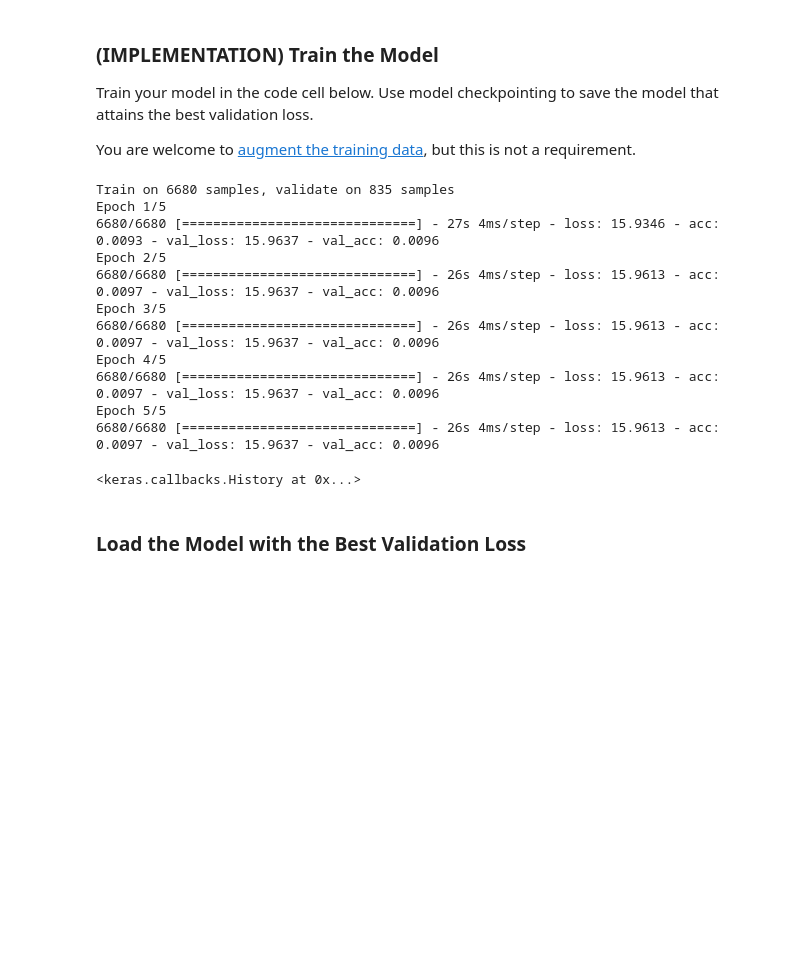
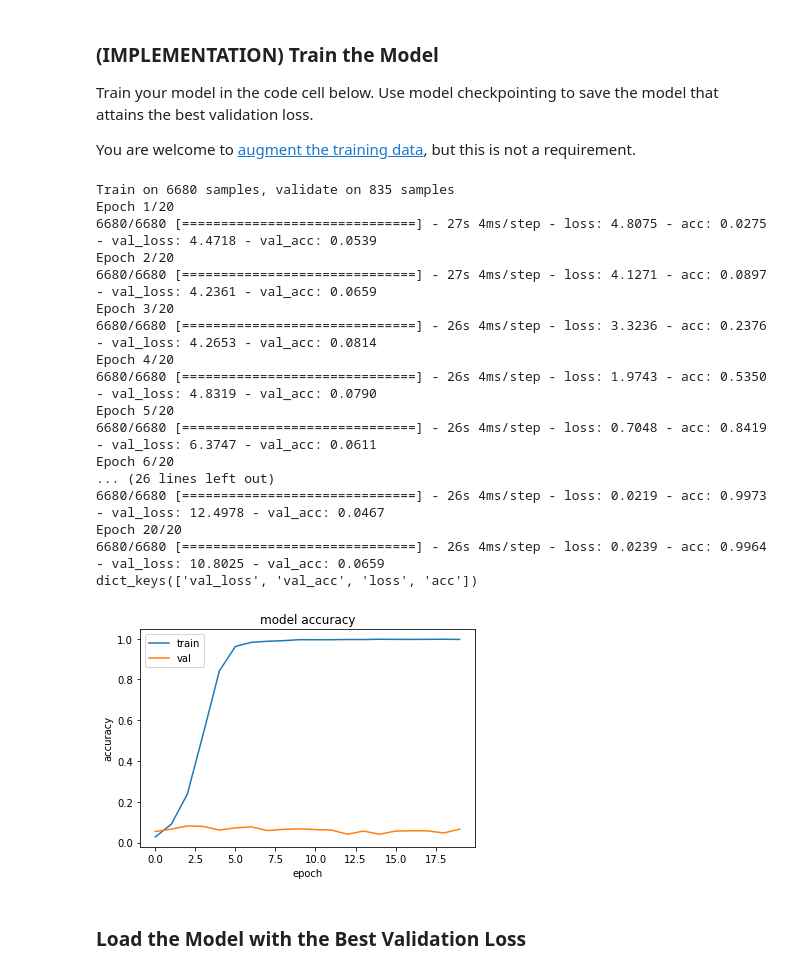
Before and after one commit to mtyadev/dog_breed_classifier, a Jupyter notebook: dog_breed_classifier.ipynb, the cells around one changed output. Cells and saved outputs as stored; diff of their text form; code cells hidden in the pictures; blank space fills up the shorter version.

```diff
--- a/dog_breed_classifier.ipynb
+++ b/dog_breed_classifier.ipynb
@@ -434,31 +499,48 @@ You are welcome to [augment the training data](https://blog.keras.io/building-po
 # %%
 from keras.callbacks import ModelCheckpoint
 
 ### TODO: specify the number of epochs that you would like to use to train the model.
 
-epochs = 5
+epochs = 20
 
 ### Do NOT modify the code below this line.
 
 checkpointer = ModelCheckpoint(filepath='saved_models/weights.best.from_scratch.hdf5',
                                verbose=1, save_best_only=True)
 
-model.fit(train_tensors, train_targets,
+# https://machinelearningmastery.com/display-deep-learning-model-training-history-in-keras/
+# https://stackoverflow.com/questions/41908379/keras-plot-training-validation-and-test-set-accuracy
+history = model.fit(train_tensors, train_targets,
           validation_data=(valid_tensors, valid_targets),
           epochs=epochs, batch_size=20, callbacks=[checkpointer], verbose=1)
+
+print(history.history.keys())
+plt.plot(history.history['acc'])
+plt.plot(history.history['val_acc'])
+plt.title('model accuracy')
+plt.ylabel('accuracy')
+plt.xlabel('epoch')
+plt.legend(['train', 'val'], loc='upper left')
+plt.show()
 # %% [output]
 Train on 6680 samples, validate on 835 samples
-Epoch 1/5
-6680/6680 [==============================] - 27s 4ms/step - loss: 15.9346 - acc: 0.0093 - val_loss: 15.9637 - val_acc: 0.0096
-Epoch 2/5
-6680/6680 [==============================] - 26s 4ms/step - loss: 15.9613 - acc: 0.0097 - val_loss: 15.9637 - val_acc: 0.0096
-Epoch 3/5
-6680/6680 [==============================] - 26s 4ms/step - loss: 15.9613 - acc: 0.0097 - val_loss: 15.9637 - val_acc: 0.0096
-Epoch 4/5
-6680/6680 [==============================] - 26s 4ms/step - loss: 15.9613 - acc: 0.0097 - val_loss: 15.9637 - val_acc: 0.0096
-Epoch 5/5
-6680/6680 [==============================] - 26s 4ms/step - loss: 15.9613 - acc: 0.0097 - val_loss: 15.9637 - val_acc: 0.0096
+Epoch 1/20
+6680/6680 [==============================] - 27s 4ms/step - loss: 4.8075 - acc: 0.0275 - val_loss: 4.4718 - val_acc: 0.0539
+Epoch 2/20
+6680/6680 [==============================] - 27s 4ms/step - loss: 4.1271 - acc: 0.0897 - val_loss: 4.2361 - val_acc: 0.0659
+Epoch 3/20
+6680/6680 [==============================] - 26s 4ms/step - loss: 3.3236 - acc: 0.2376 - val_loss: 4.2653 - val_acc: 0.0814
+Epoch 4/20
+6680/6680 [==============================] - 26s 4ms/step - loss: 1.9743 - acc: 0.5350 - val_loss: 4.8319 - val_acc: 0.0790
+Epoch 5/20
+6680/6680 [==============================] - 26s 4ms/step - loss: 0.7048 - acc: 0.8419 - val_loss: 6.3747 - val_acc: 0.0611
+Epoch 6/20
+... (26 lines left out)
+6680/6680 [==============================] - 26s 4ms/step - loss: 0.0219 - acc: 0.9973 - val_loss: 12.4978 - val_acc: 0.0467
+Epoch 20/20
+6680/6680 [==============================] - 26s 4ms/step - loss: 0.0239 - acc: 0.9964 - val_loss: 10.8025 - val_acc: 0.0659
+dict_keys(['val_loss', 'val_acc', 'loss', 'acc'])
-<keras.callbacks.History at 0x...>
+[figure, added]
 # %% [markdown]
 ### Load the Model with the Best Validation Loss
 # %%
```
Also changed, not shown: parts of 13 cells of this notebook.
